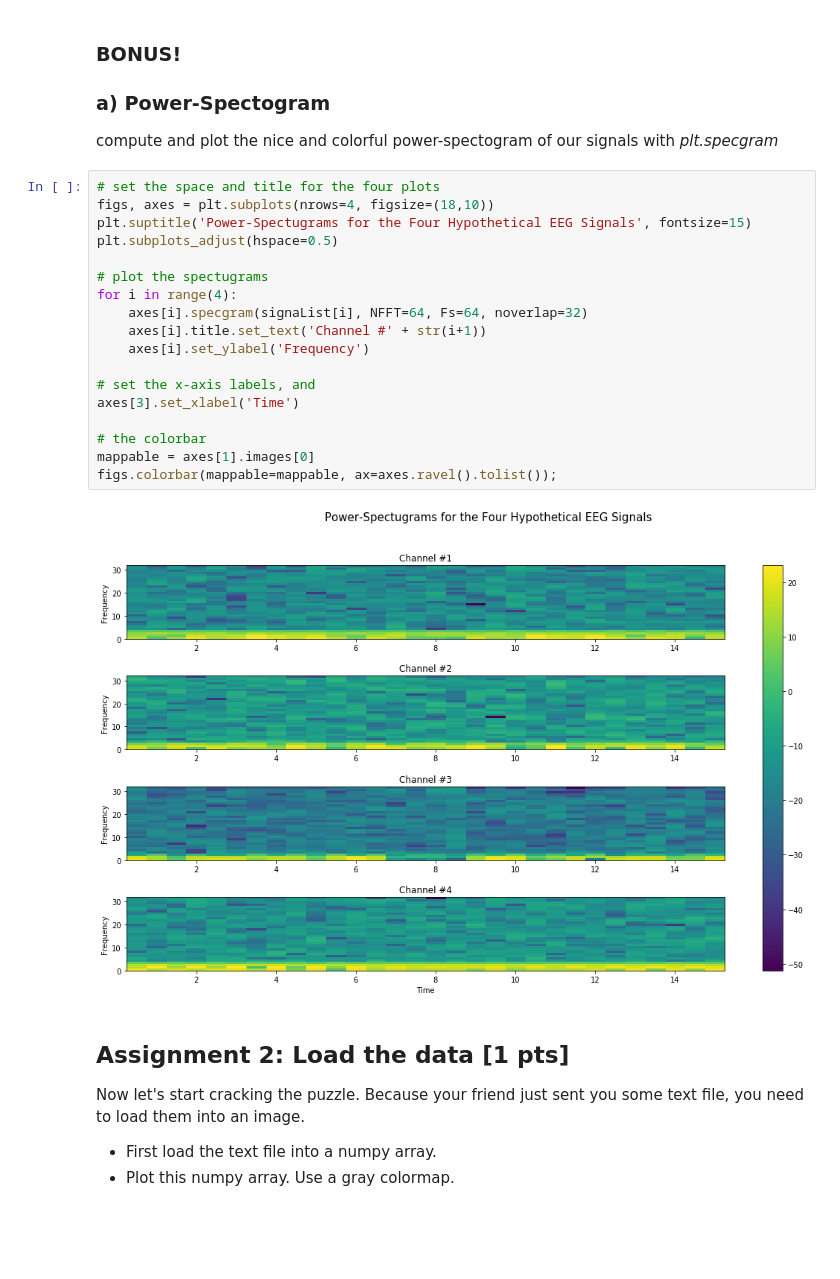
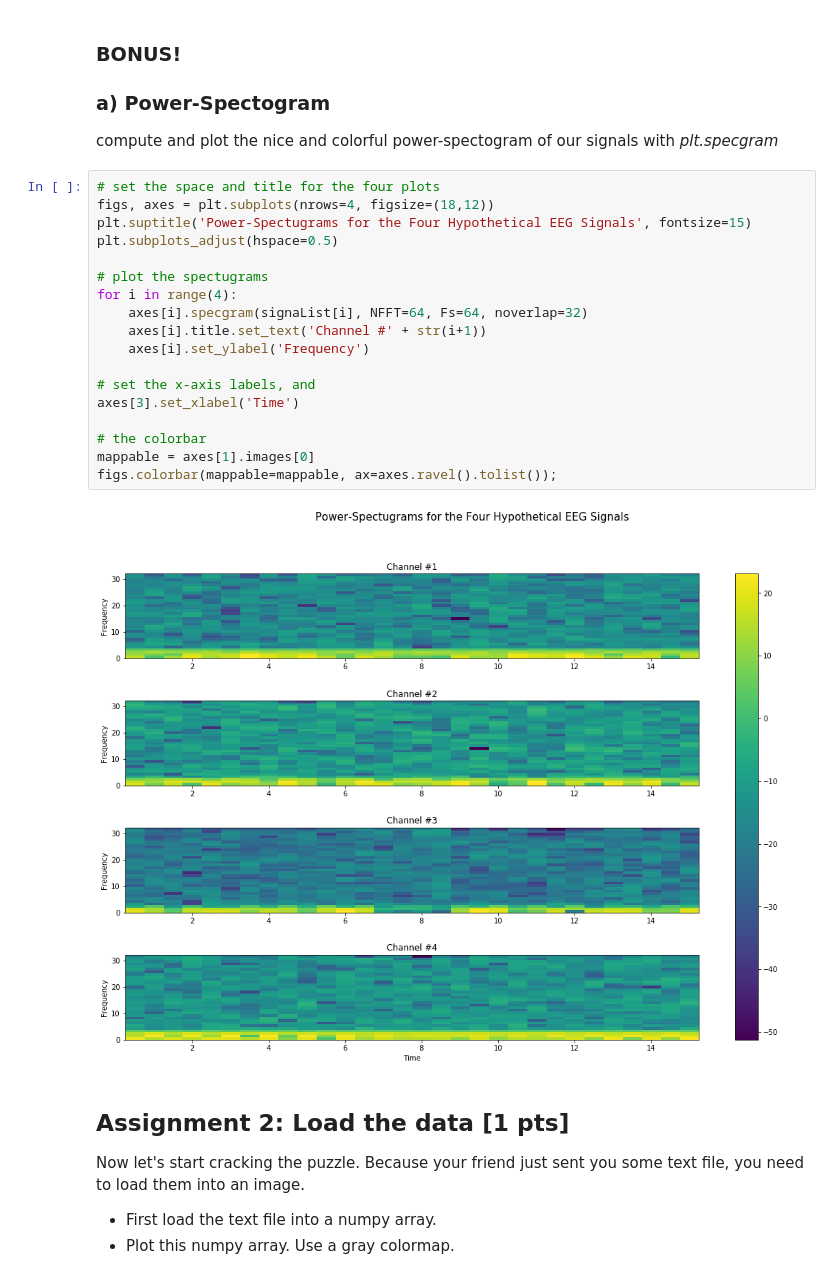
Before and after one commit to NBP-ACC/week-9-acc_01, a Jupyter notebook: sheet07.ipynb, the cells around one changed output. Cells and saved outputs as stored; diff of their text form; blank space fills up the shorter version.

```diff
--- a/sheet07.ipynb
+++ b/sheet07.ipynb
@@ -116,24 +116,24 @@ axes[3].set_xlabel('Time (ms)');
 compute and plot the nice and colorful power-spectogram of our signals with *plt.specgram*
 # %%
 # set the space and title for the four plots
-figs, axes = plt.subplots(nrows=4, figsize=(18,10))
+figs, axes = plt.subplots(nrows=4, figsize=(18,12))
 plt.suptitle('Power-Spectugrams for the Four Hypothetical EEG Signals', fontsize=15)
 plt.subplots_adjust(hspace=0.5)
 
 # plot the spectugrams
 for i in range(4):
     axes[i].specgram(signaList[i], NFFT=64, Fs=64, noverlap=32)
     axes[i].title.set_text('Channel #' + str(i+1))
     axes[i].set_ylabel('Frequency')
 
 # set the x-axis labels, and
 axes[3].set_xlabel('Time')
 
 # the colorbar
 mappable = axes[1].images[0]
 figs.colorbar(mappable=mappable, ax=axes.ravel().tolist());
 # %% [output]
-[figure, old version]
+[figure, new version]
 # %% [markdown]
 ## Assignment 2: Load the data [1 pts]
 Now let's start cracking the puzzle. Because your friend just sent you some text file, you need to load them into an image.
```
Also changed, not shown: parts of 1 cell of this notebook.
